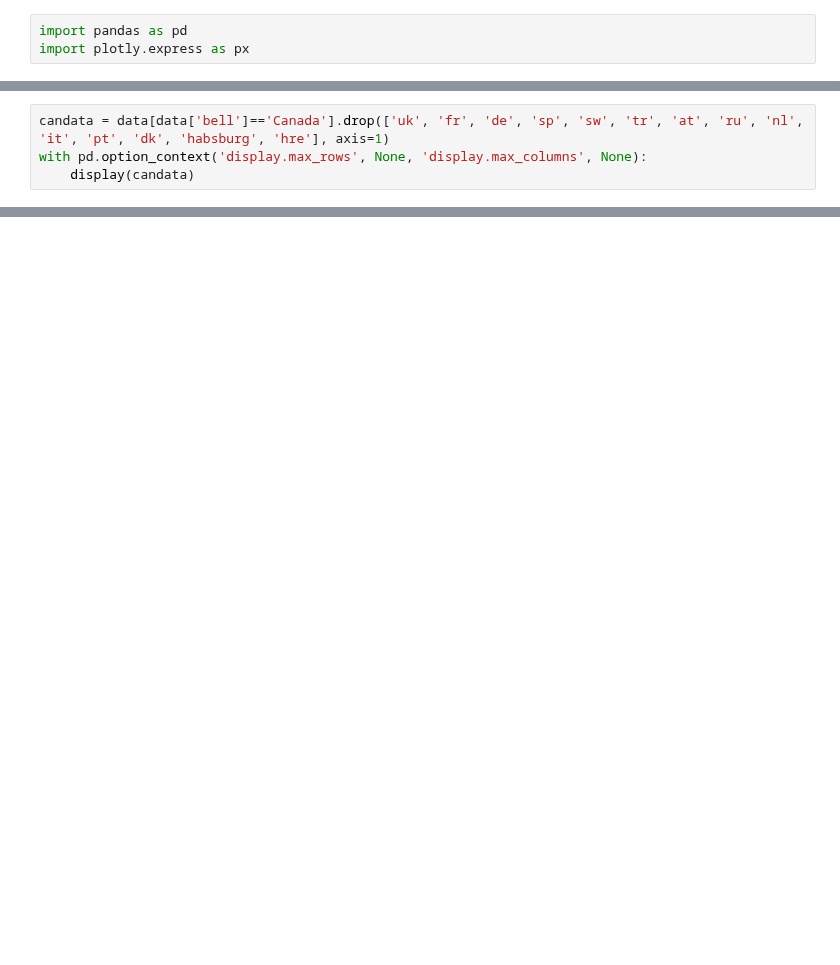
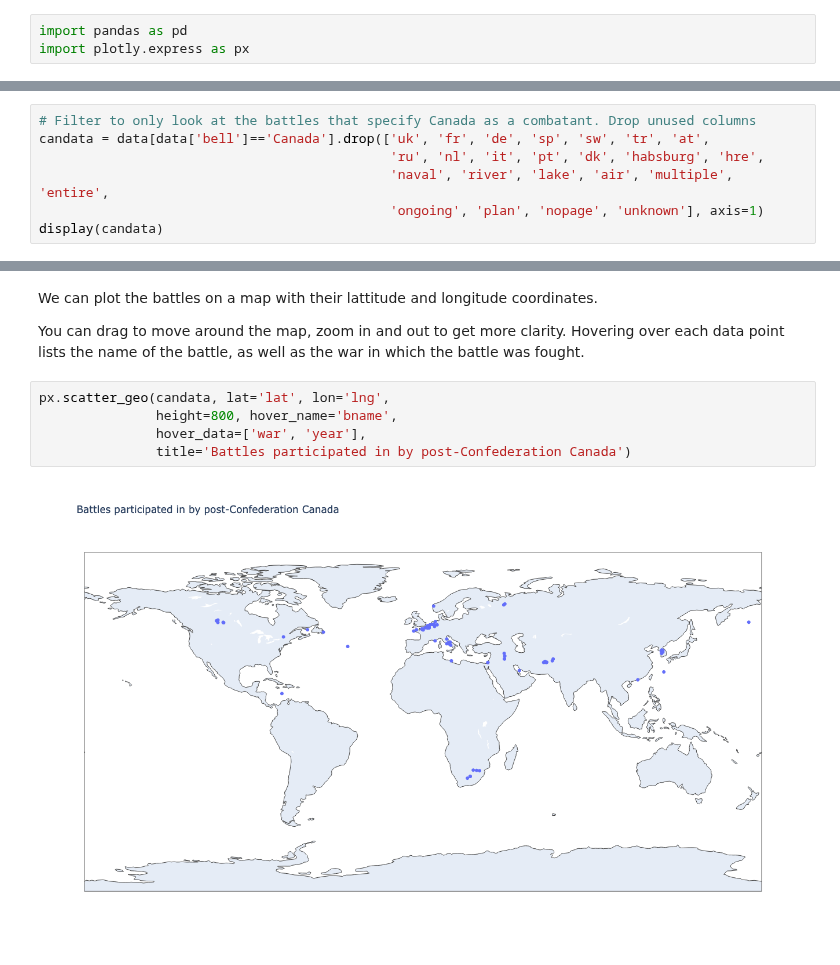
Before and after one commit to callysto/curriculum-notebooks, a Jupyter notebook: SocialStudies/WorldWarII/world-war-ii-battles.ipynb, the cells around one changed output, grey strips where cells are left out. Cells and saved outputs as stored; diff of their text form; blank space fills up the shorter version.

Commit message:
Update notebook
Add more data, plots. Keep outputs for now.

```diff
--- a/SocialStudies/WorldWarII/world-war-ii-battles.ipynb
+++ b/SocialStudies/WorldWarII/world-war-ii-battles.ipynb
@@ -9,4 +37,7 @@ data.columns
 # %%
-candata = data[data['bell']=='Canada'].drop(['uk', 'fr', 'de', 'sp', 'sw', 'tr', 'at', 'ru', 'nl', 'it', 'pt', 'dk', 'habsburg', 'hre'], axis=1)
-with pd.option_context('display.max_rows', None, 'display.max_columns', None):
-    display(candata)
+# Filter to only look at the battles that specify Canada as a combatant. Drop unused columns
+candata = data[data['bell']=='Canada'].drop(['uk', 'fr', 'de', 'sp', 'sw', 'tr', 'at',
+                                             'ru', 'nl', 'it', 'pt', 'dk', 'habsburg', 'hre',
+                                             'naval', 'river', 'lake', 'air', 'multiple', 'entire',
+                                             'ongoing', 'plan', 'nopage', 'unknown'], axis=1)
+display(candata)
@@ -16,0 +80,11 @@ candata['war'].unique()
+# %% [markdown]
+We can plot the battles on a map with their lattitude and longitude coordinates.
+
+You can drag to move around the map, zoom in and out to get more clarity. Hovering over each data point lists the name of the battle, as well as the war in which the battle was fought.
+# %%
+px.scatter_geo(candata, lat='lat', lon='lng',
+               height=800, hover_name='bname',
+               hover_data=['war', 'year'],
+               title='Battles participated in by post-Confederation Canada')
+# %% [output]
+[figure, added]
```
Also changed, not shown: parts of 10 cells of this notebook.
